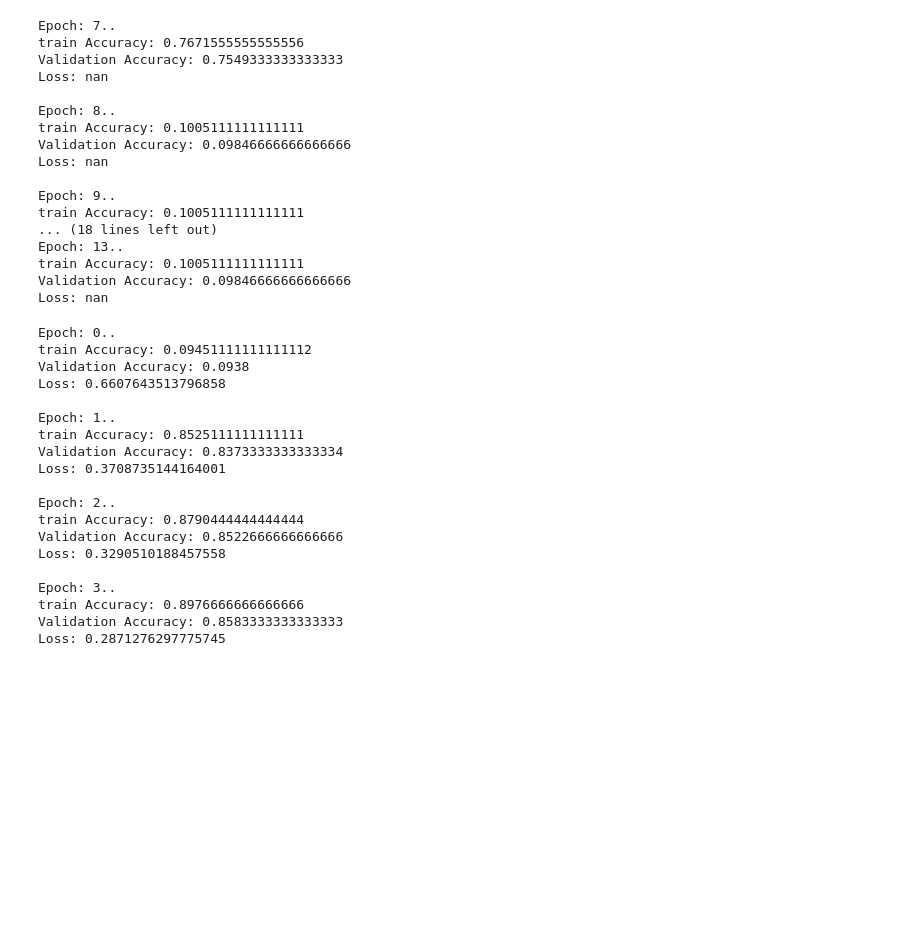
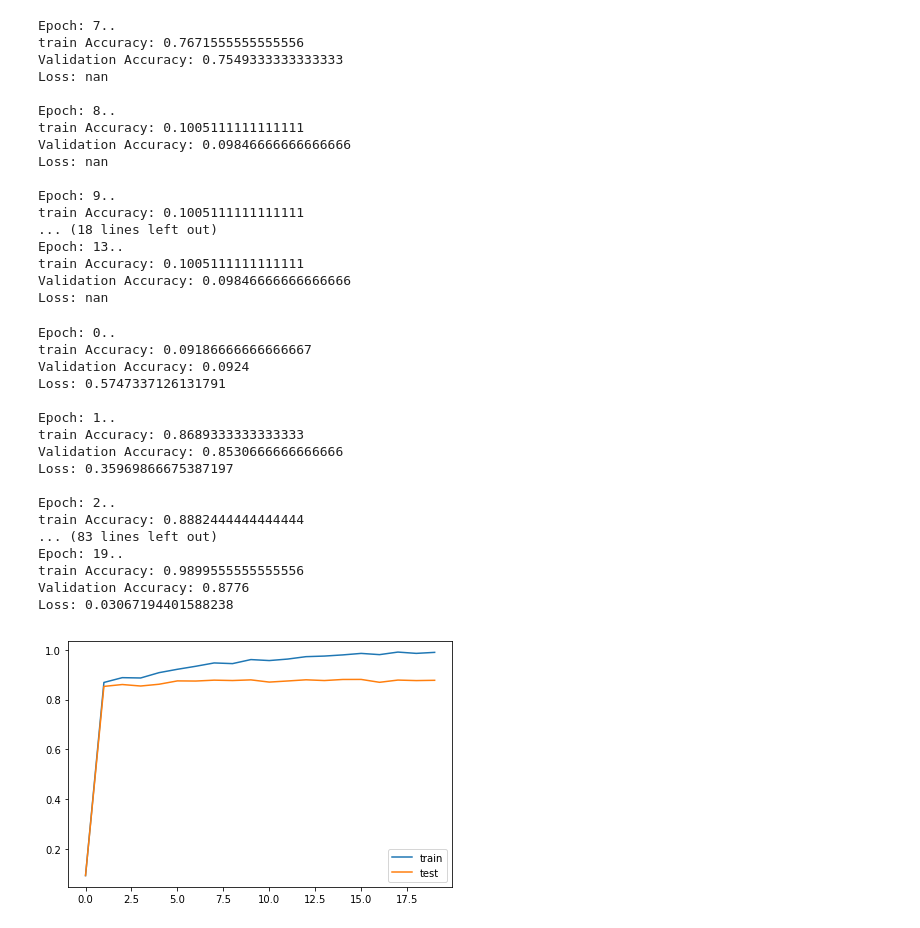
Before and after one commit to denizn/COMP5329-Assn1, a Jupyter notebook: Project3_dropout.ipynb, the cells around one changed output. Cells and saved outputs as stored; diff of their text form; code cells hidden in the pictures; blank space fills up the shorter version.

```diff
--- a/Project3_dropout.ipynb
+++ b/Project3_dropout.ipynb
@@ -378,38 +378,37 @@ Loss: nan
 # %%
 with h5py.File('data/train_128.h5','r') as H:
     data = np.copy(H['data'])
 with h5py.File('data/train_label.h5','r') as H:
     label = np.copy(H['label'])
 
-mlp = MLP([128,512,128,32,10],activation=[None, 'logistic', 'logistic', 'logistic', 'softmax'], dropout=[0.1, 0.1, 0.1, 0.1, 0])
+mlp = MLP([128,512,128,32,10],activation=[None, 'logistic', 'logistic', 'logistic', 'softmax'], dropout=[0.0, 0.0, 0.0, 0.0, 0])
 
-losses, accuracies_train, accuracies_test = mlp.optimize(data, label, learning_rate=0.01,epochs=5)
+losses, accuracies_train, accuracies_test = mlp.optimize(data, label, learning_rate=0.02,epochs=20)
 
 plt.plot(accuracies_train, label='train')
 plt.plot(accuracies_test, label='test')
 plt.tight_layout()
 plt.legend()
 plt.savefig('accuracy_sigmoid.png')
 # %% [output]
 Epoch: 0..
-train Accuracy: 0.09451111111111112
-Validation Accuracy: 0.0938
-Loss: 0.6607643513796858
+train Accuracy: 0.09186666666666667
+Validation Accuracy: 0.0924
+Loss: 0.5747337126131791
 
 Epoch: 1..
-train Accuracy: 0.8525111111111111
-Validation Accuracy: 0.8373333333333334
-Loss: 0.3708735144164001
+train Accuracy: 0.8689333333333333
+Validation Accuracy: 0.8530666666666666
+Loss: 0.35969866675387197
 
 Epoch: 2..
-train Accuracy: 0.8790444444444444
-Validation Accuracy: 0.8522666666666666
-Loss: 0.3290510188457558
-
-Epoch: 3..
-train Accuracy: 0.8976666666666666
-Validation Accuracy: 0.8583333333333333
-Loss: 0.2871276297775745
+train Accuracy: 0.8882444444444444
+... (83 lines left out)
+Epoch: 19..
+train Accuracy: 0.9899555555555556
+Validation Accuracy: 0.8776
+Loss: 0.03067194401588238
+[figure, added]
 # %%
 from keras.layers.core import Dense, Activation, Dropout
 from keras import optimizers, metrics, Sequential
```
Also changed, not shown: parts of 2 cells of this notebook, 1 other file.
